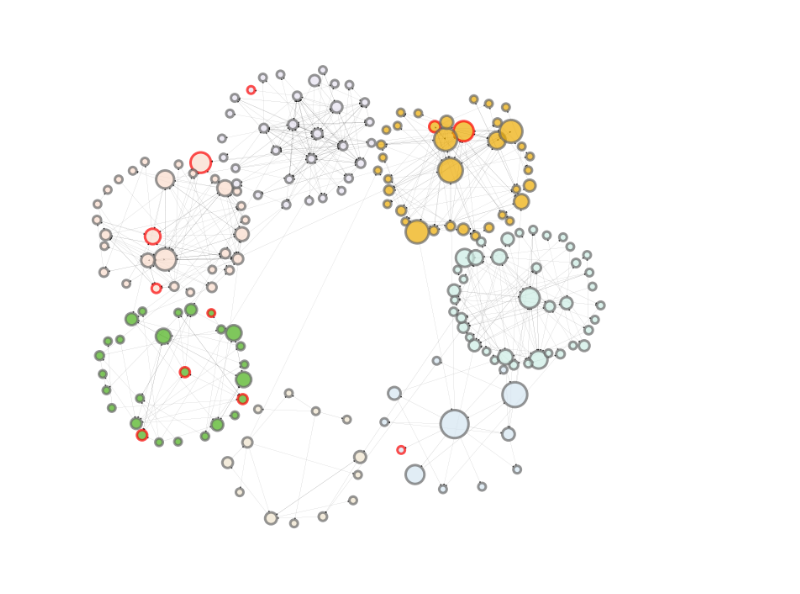
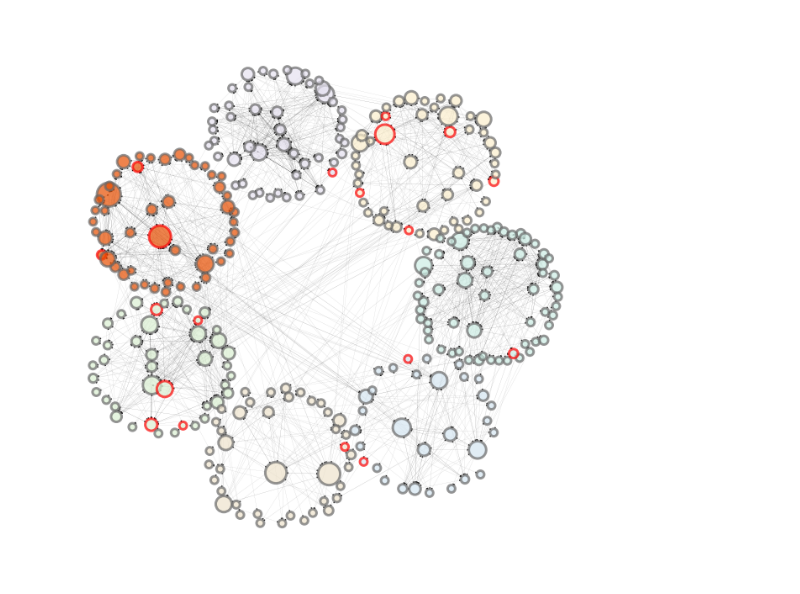
Before and after one commit to fenglabbuf/2025_Li_et_al, a Jupyter notebook: scripts/plot_modules.ipynb, the cells around one changed output. Cells and saved outputs as stored; diff of their text form; code cells hidden in the pictures.

```diff
--- a/scripts/plot_modules.ipynb
+++ b/scripts/plot_modules.ipynb
@@ -29,6 +58,6 @@ treatments = ['Anp', 'AMn', 'AMp', 'AMnp']
 # %%
 DG = read_directed_grn(f'./../results/GRN/{treatments[0]}_7.txt')
-DGp = remove_edge(DG, 0.49, component='positive')
+DGp = remove_edge(DG, 0.4, component='positive')
 print(f'edges {len(DGp.edges())}')
 print(f'nodes {len(DGp.nodes())}')
 print(f'''mean weight {np.sum([w for _, _, w in list(DGp.edges.data('weight'))])/len(DGp.edges())}''')
@@ -47,0 +84,3 @@ part_a = louvain_cluster(DGp, random_state=True, random_s=random_s)
+# %%
+part = louvain_cluster(DGp, random_state=True, random_s=random_s)
+clustergo(part)
@@ -48,21 +97,21 @@ part_a = louvain_cluster(DGp, random_state=True, random_s=random_s)
 # %%
-pos = community_layout(DGp, partition=part_a, scales_c=2.4, scales_n=1.8)
-fig, ax = plt.subplots(figsize=(13, 12))
+pos = community_layout(DGp, partition=part, scales_c=2.4, scales_n=1.8)
+fig, ax = plt.subplots(figsize=(12, 12))
 edge_colors = highlight_cmap(list(DGp.nodes()),grntfs)
 
 node_size = np.array(list(nx.betweenness_centrality(DGp, seed=random_s).values()))*8000+80
 edge_width = np.array(list(nx.get_edge_attributes(DGp, 'weight').values()))
-#cmap = get_cmap(part_a, highlight=False)
-cmap = get_cmap(part_a, highlight=True, modulelist=[1,4], alpha=0.8)
-node_color=[cmap[v] for v in list(part_a.values())]
+#cmap = get_cmap(part, highlight=False)
+cmap = get_cmap(part, highlight=True, modulelist=[3], alpha=0.8)
+node_color=[cmap[v] for v in list(part.values())]
 
 nodes = nx.draw_networkx_nodes(DGp, pos, node_color=node_color, edgecolors=edge_colors,
                                node_size=node_size, alpha=0.7, linewidths=3)
 edges = nx.draw_networkx_edges(DGp, pos, node_size=node_size,
                                width=0.1*edge_width, edge_color='black', arrowsize=5)
 
 ax.set_axis_off()
-#plt.savefig('/home/fenglab/Downloads/Anet.png', dpi=400, pad_inches=0.1, bbox_inches='tight')
+plt.savefig('./../figs/5A.png', dpi=400, pad_inches=0.1, bbox_inches='tight')
 # %% [output]
-[figure, old version]
+[figure, new version]
 # %%
```
Also changed, not shown: parts of 29 cells of this notebook, 8 other files.
